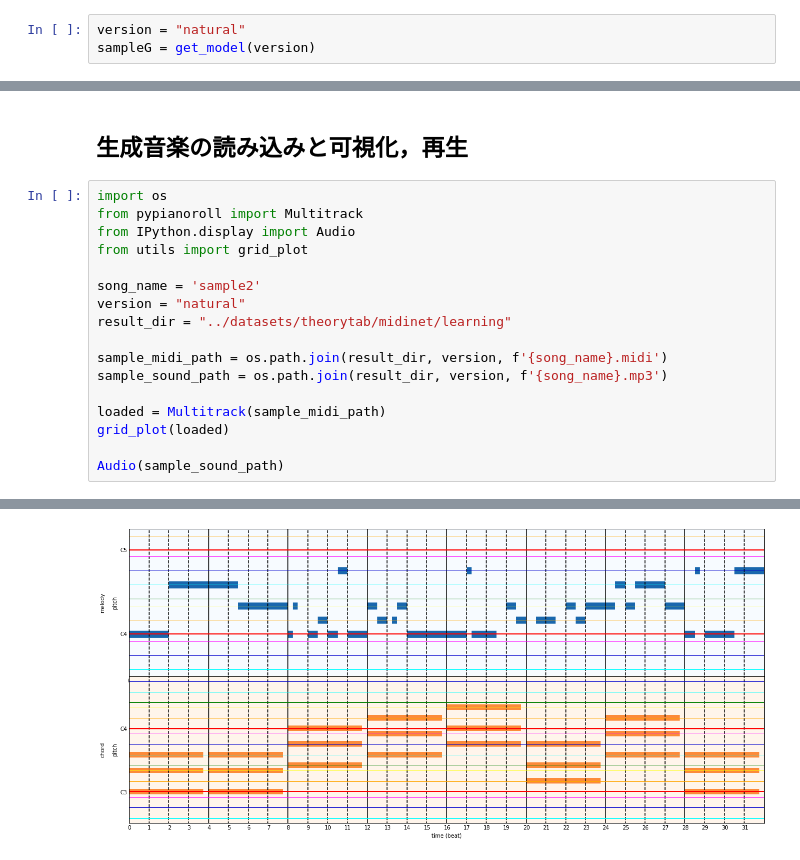
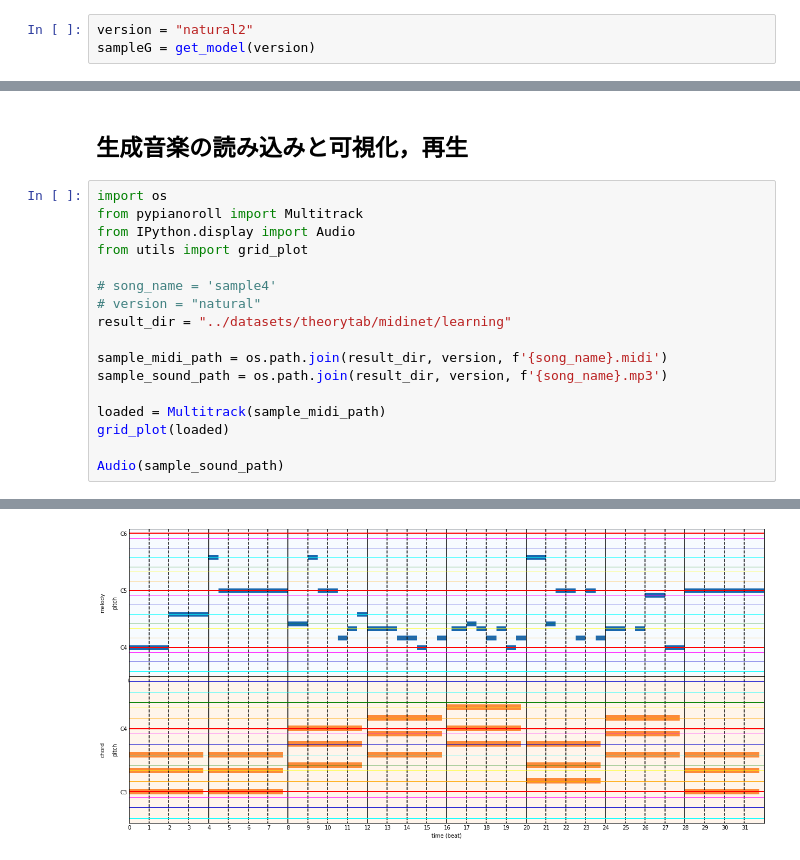
Before and after one commit to fuurin/midinet-followup, a Jupyter notebook: midinet_demo.ipynb, the cells around one changed output, grey strips where cells are left out. Saved outputs shown, nothing was run; the diff lists cells and outputs as text.

```diff
--- a/midinet_demo.ipynb
+++ b/midinet_demo.ipynb
@@ -197,6 +199,6 @@ def create_melody(model, priming_melody_list, chord_str, mono=True, on_note_thre
 曲の長さはコードの数で決まる
 最初の小節を作成して渡したら，あとはコード進行に合わせて自動的に後ろの小節が生成される
 # %%
-version = "natural"
+version = "natural2"
 sampleG = get_model(version)
 # %% [output]
@@ -295,20 +295,20 @@ song.write(sample_midi_path)
 # %%
 import os
 from pypianoroll import Multitrack
 from IPython.display import Audio
 from utils import grid_plot
 
-song_name = 'sample2'
-version = "natural"
+# song_name = 'sample4'
+# version = "natural"
 result_dir = "../datasets/theorytab/midinet/learning"
 
 sample_midi_path = os.path.join(result_dir, version, f'{song_name}.midi')
 sample_sound_path = os.path.join(result_dir, version, f'{song_name}.mp3')
 
 loaded = Multitrack(sample_midi_path)
 grid_plot(loaded)
 
 Audio(sample_sound_path)
 # %% [output]
 [interactive output not drawn]
-[figure, old version]
+[figure, new version]
```
Also changed, not shown: parts of 4 cells of this notebook, 2 other files.
